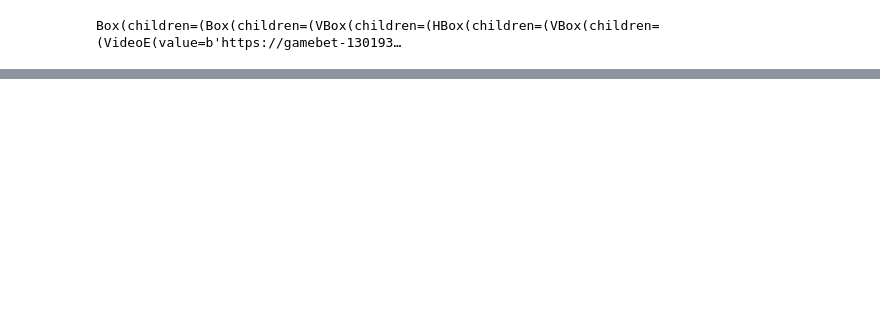
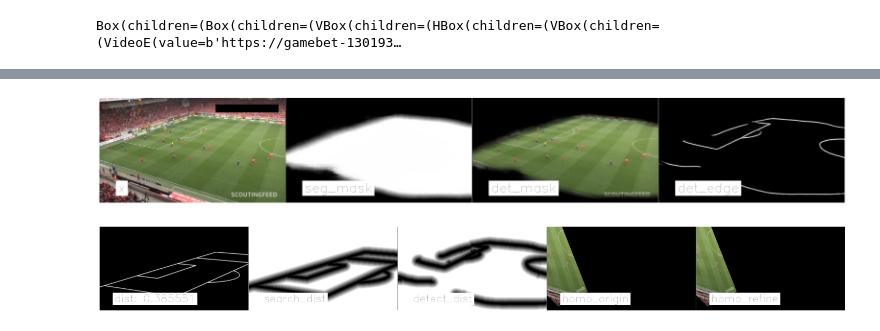
Before and after one commit to qrsforever/hzcsbet, a Jupyter notebook: docs/notebooks/Gamebet.ipynb, the cells around one changed output, grey strips where cells are left out. Saved outputs shown, nothing was run; the diff lists cells and outputs as text; code cells hidden in the pictures; blank space fills up the shorter version.

```diff
--- a/docs/notebooks/Gamebet.ipynb
+++ b/docs/notebooks/Gamebet.ipynb
@@ -181,7 +255,10 @@ if torch.cuda.is_available():
 seg_G_weights_path = f'{CKPTS_DIR}/seg_G.pth'
 det_G_weights_path = f'{CKPTS_DIR}/det_G.pth'
 siamese_weights_path = f'{CKPTS_DIR}/siamese.pth'
-
+feature_database_path = f'{TOP_DIR}/data/features_database_20000_ori.mat'
+pyflann.set_distance_type(distance_type='euclidean')
+flann = pyflann.FLANN()
+features_data = None
 
 video_url_prefix = 'https://gamebet-1301930378.cos.ap-beijing.myqcloud.com/dfl-bundesliga-data-shootout/test'
 video_mp4_files = [
@@ -191,6 +268,9 @@ video_mp4_files = [
     'e9d974aa_0.mp4',
     'ef4c2eb9_1.mp4',
 ]
+
+image_url_prefix = 'https://gamebet-1301930378.cos.ap-beijing.myqcloud.com/soccer_data/test'
+image_jpg_files = [ f'{idx}.jpg' for idx in range(1, 187) ]
 # %% [markdown]
 ## Load Network
 # %%
@@ -224,0 +304,5 @@ SiameseNetwork
+# %%
+siamese_net = SiameseNetwork()
+state_dict = torch.load(siamese_weights_path, map_location=device)
+siamese_net.load_state_dict(state_dict['model'])
+siamese_net.to(device);
@@ -224,0 +311,12 @@ SiameseNetwork
+# %%
+seg_det_transform = transforms.Compose([
+    transforms.Resize((256, 256)),
+    transforms.ToTensor(),
+    transforms.Normalize(mean=[0.5, 0.5, 0.5], std=[0.5, 0.5, 0.5])
+])
+
+siamese_transform = transforms.Compose([
+    transforms.Resize((180, 320)),
+    transforms.ToTensor(),
+    transforms.Normalize(mean=0.01852269, std=0.11619838)
+])
@@ -225,4 +403,4 @@ SiameseNetwork
 # %%
-w_video, w_image = nbeasy_show_video(f'{video_url_prefix}/{video_mp4_files[2]}')
+w_video, w_image = nbeasy_show_video(f'{video_url_prefix}/{video_mp4_files[4]}', width=960, height=540)
 # %% [output]
 Box(children=(Box(children=(VBox(children=(HBox(children=(VBox(children=(VideoE(value=b'https://gamebet-130193…
@@ -233,0 +407,19 @@ _imshow(_imread(w_image.value), figsize=(12, 6))
+# %%
+if features_data is None and os.path.exists(feature_database_path):
+    features_data = sio.loadmat(feature_database_path)
+    flann.build_index(features_data['features'], algorithm='kdtree', trees=8, checks=64)
+
+result = birdeye_perspective_transform(
+    _imread(w_image.value),
+    seg_G_net, det_G_net, siamese_net,
+    seg_det_transform, siamese_transform,
+    flann, features_data
+)
+
+_imshow(_imgrid(result['phase1'], font_scale=3.0, text_color=(0,), text_color_bg=(255, 255, 255)), color='rgb', figsize='auto')
+# %% [output]
+[figure, added]
+# %%
+_imshow(_imgrid(result['phase2'], font_scale=3.0,  text_color=(0,), text_color_bg=(255, 255, 255)), color='rgb', figsize='auto')
+# %% [output]
+[figure, added]
```
Also changed, not shown: parts of 7 cells of this notebook.
